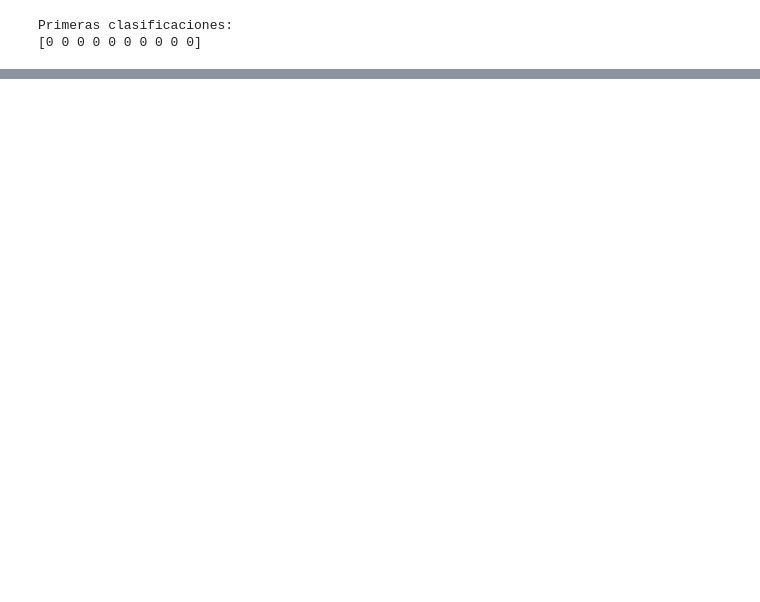
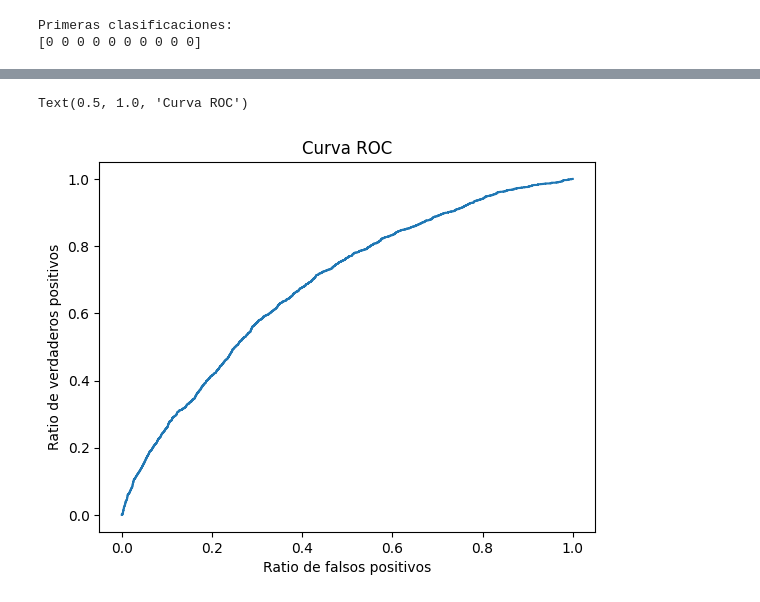
Before and after one commit to NaiaArroyo/RETO-5-NARANJA, a Jupyter notebook: regresion_logistica.ipynb, the cells around one changed output, grey strips where cells are left out. Saved outputs shown, nothing was run; the diff lists cells and outputs as text; code cells hidden in the pictures; blank space fills up the shorter version.

```diff
--- a/regresion_logistica.ipynb
+++ b/regresion_logistica.ipynb
@@ -236,0 +271,16 @@ Primeras clasificaciones:
+# %%
+#sacamos la curva ROC, la cual analiza la capacidad del modelo para diferenciar a los clientes que impagan y los que no lo hacen
+
+from sklearn.metrics import roc_curve
+
+# Seleccionamos únicamente la probabilidad de impago (clase 1).
+probabilidades_impago = probabilidades.iloc[:, 1]
+
+# Calculamos los puntos de la curva ROC.
+fpr, tpr, threshold = roc_curve(y_test, probabilidades_impago)
+
+pd.DataFrame({
+    "tpr": tpr,
+    "fpr": fpr,
+    "threshold": threshold
+})
@@ -237,2 +301,13 @@ Primeras clasificaciones:
+# %%
+#graficamos la curva ROC
+
+plt.plot(fpr, tpr)
+
+plt.xlabel("Ratio de falsos positivos")
+plt.ylabel("Ratio de verdaderos positivos")
+plt.title("Curva ROC")
+# %% [output]
+Text(0.5, 1.0, 'Curva ROC')
+[figure, added]
 # %%
 #también ajustamos la regresión logística usando statsmodels, ya que nos permite obtener información estadística más detallada sdobre el modelo(r2,std err...)
```
Also changed, not shown: parts of 62 cells of this notebook.
